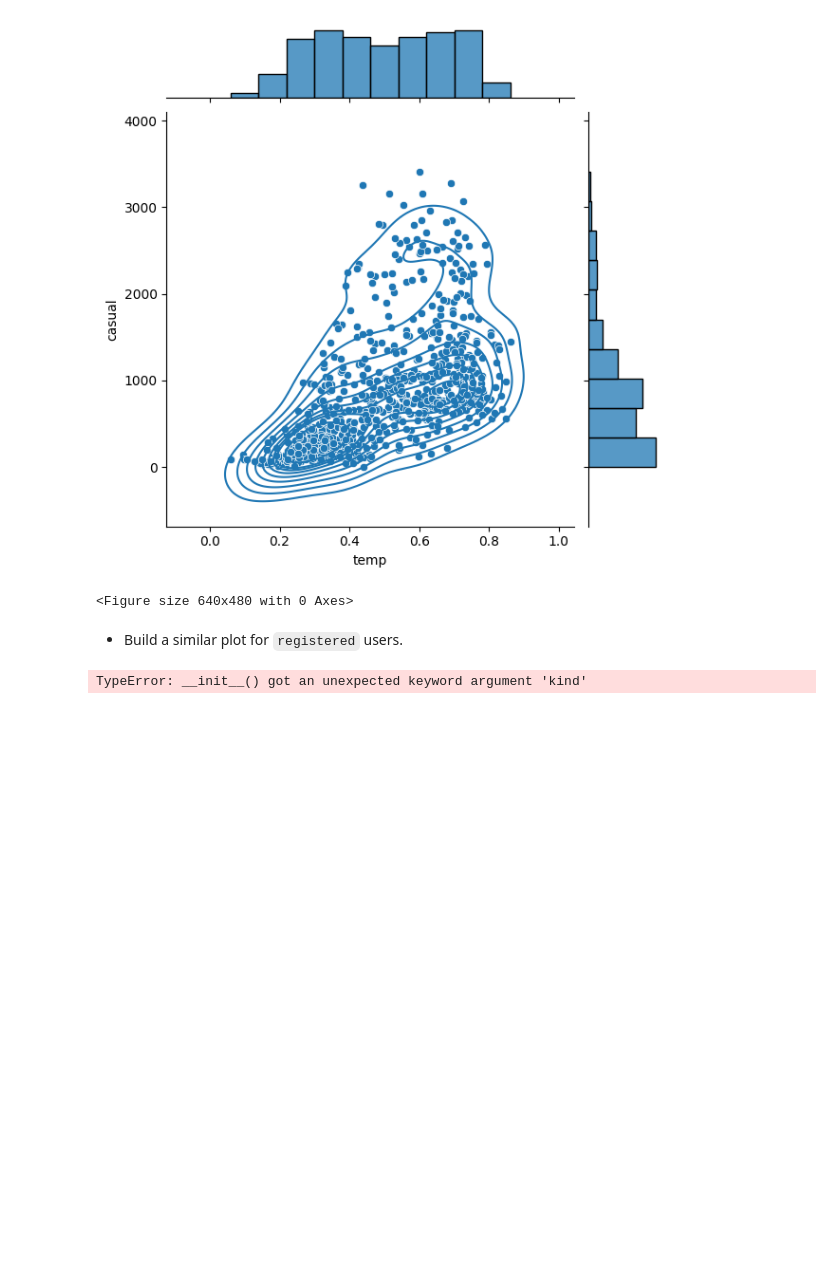
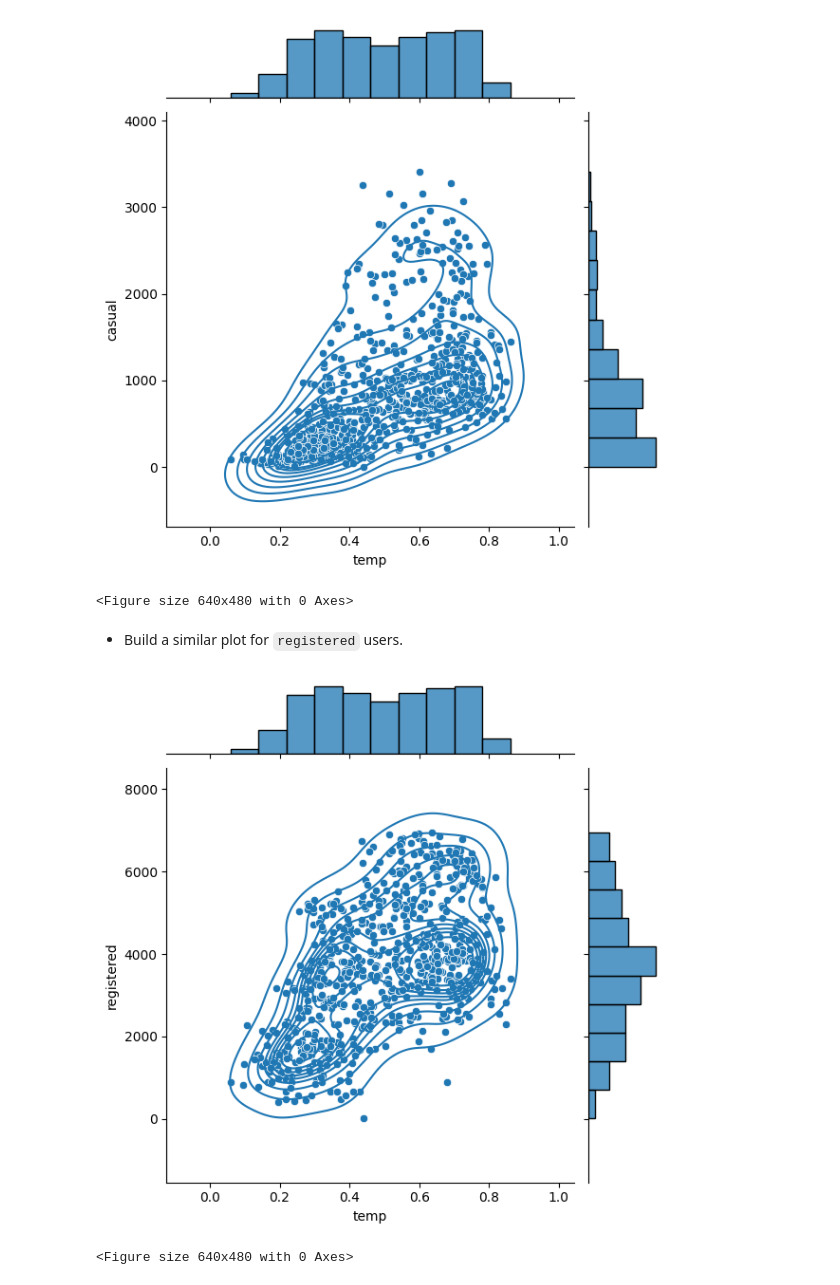
Before and after one commit to Garcarius/Data_Science_Python, a Jupyter notebook: datacamp - Data Scientist with Python/10_Intermediate Data Visualization with Seaborn/4_Creating Plots on Data Aware Grids/10_Complex jointplots.ipynb, the cells around one changed output. Saved outputs shown, nothing was run; the diff lists cells and outputs as text; code cells hidden in the pictures; blank space fills up the shorter version.

```diff
--- a/datacamp - Data Scientist with Python/10_Intermediate Data Visualization with Seaborn/4_Creating Plots on Data Aware Grids/10_Complex jointplots.ipynb
+++ b/datacamp - Data Scientist with Python/10_Intermediate Data Visualization with Seaborn/4_Creating Plots on Data Aware Grids/10_Complex jointplots.ipynb
@@ -34,14 +34,15 @@ plt.clf()
 * Build a similar plot for `registered` users.
 # %%
 # Replicate the above plot but only for registered riders
-g = sns.jointGrid(x="temp",
+g = sns.jointplot(x="temp",
              y="registered",
              kind='scatter',
              data=df,
              marginal_kws=dict(bins=10))
 g.plot_joint(sns.kdeplot)
 
 plt.show()
 plt.clf()
 # %% [output]
+[figure, added]
-TypeError: __init__() got an unexpected keyword argument 'kind'
+<Figure size 640x480 with 0 Axes>
```
Also changed, not shown: 31 other files.
